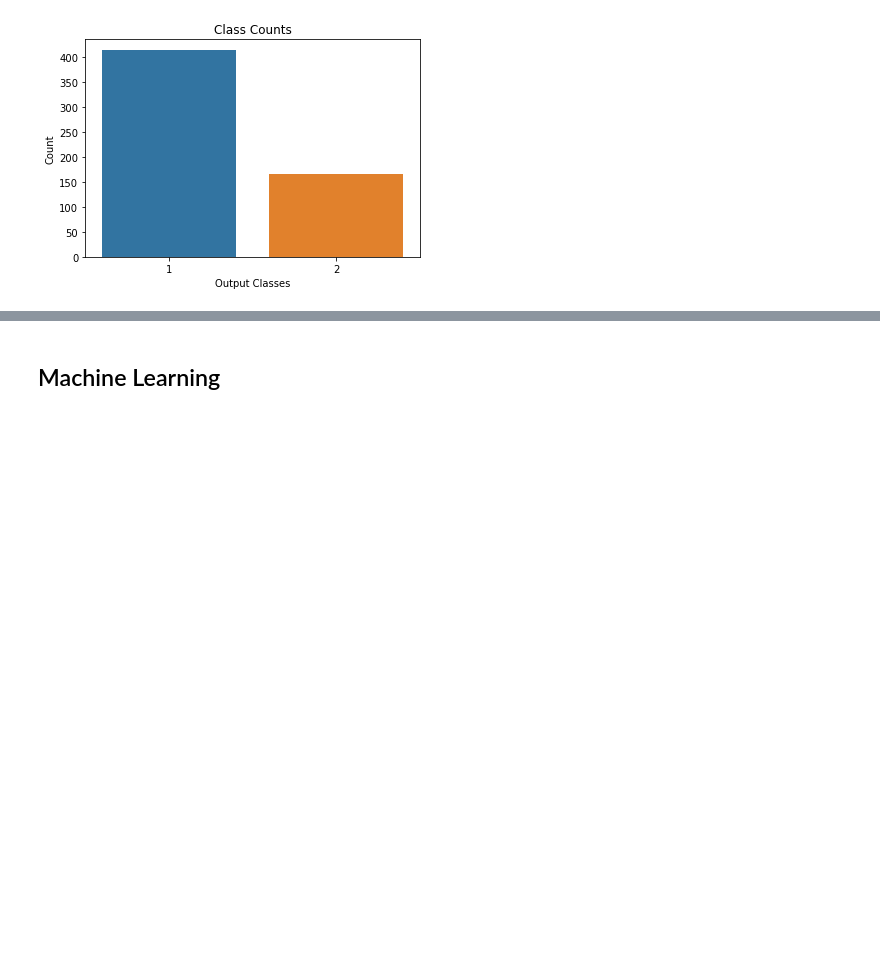
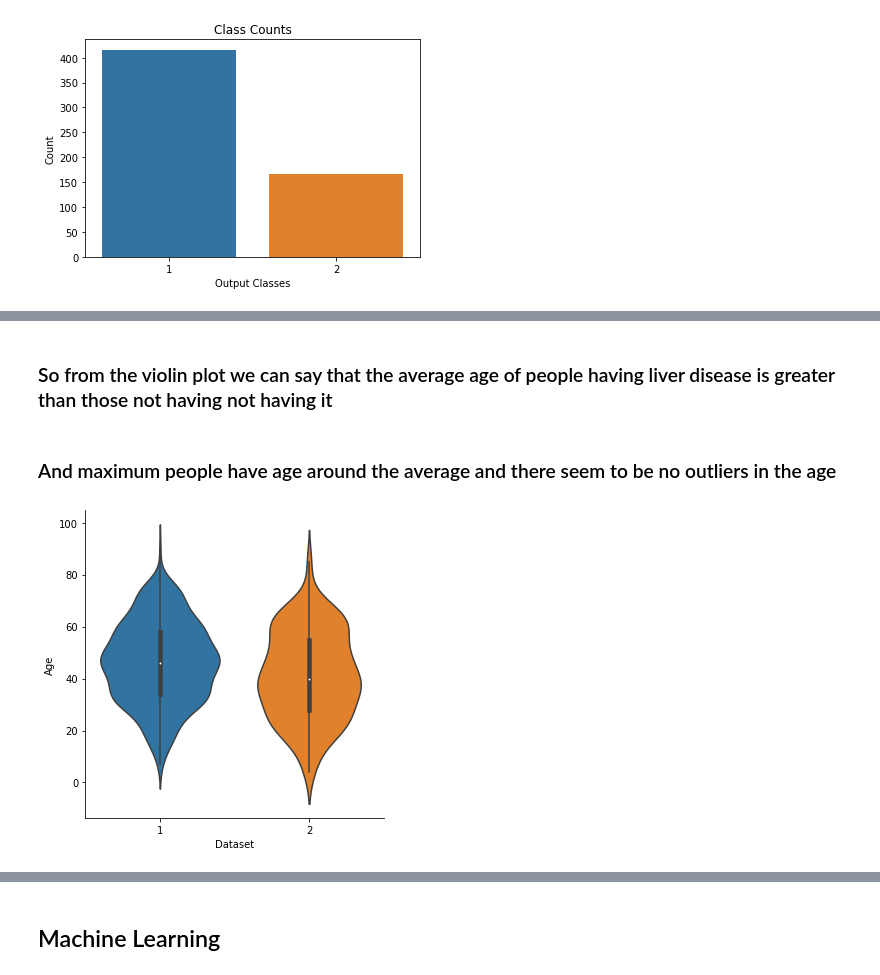
Before and after one commit to anky008/KaggleProjects, a Jupyter notebook: IndianLiverPatientClassifier/liver-patient-analysis.ipynb, the cells around one changed output, grey strips where cells are left out. Drawn from its saved outputs; the diff is of its cells as text; code cells hidden in the pictures; blank space fills up the shorter version.

```diff
--- a/IndianLiverPatientClassifier/liver-patient-analysis.ipynb
+++ b/IndianLiverPatientClassifier/liver-patient-analysis.ipynb
@@ -95,0 +106,9 @@ plt.show()
+# %% [markdown]
+### So from the violin plot we can say that the average age of people having liver disease is greater than those not having not having it
+# %% [markdown]
+### And maximum people have age around the average and there seem to be no outliers in the age
+# %%
+sns.catplot(x='Dataset',y='Age',data=df,kind='violin')
+plt.show()
+# %% [output]
+[figure, added]
```
Also changed, not shown: parts of 50 cells of this notebook.
